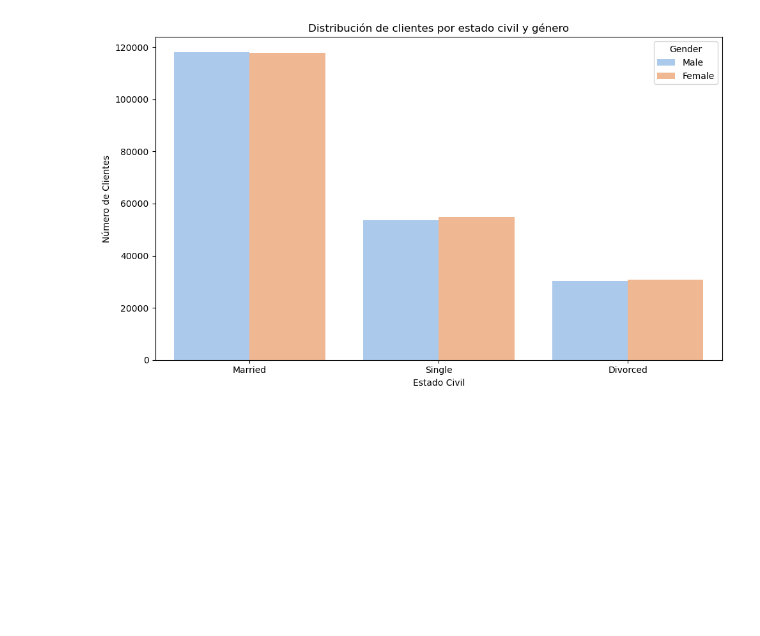
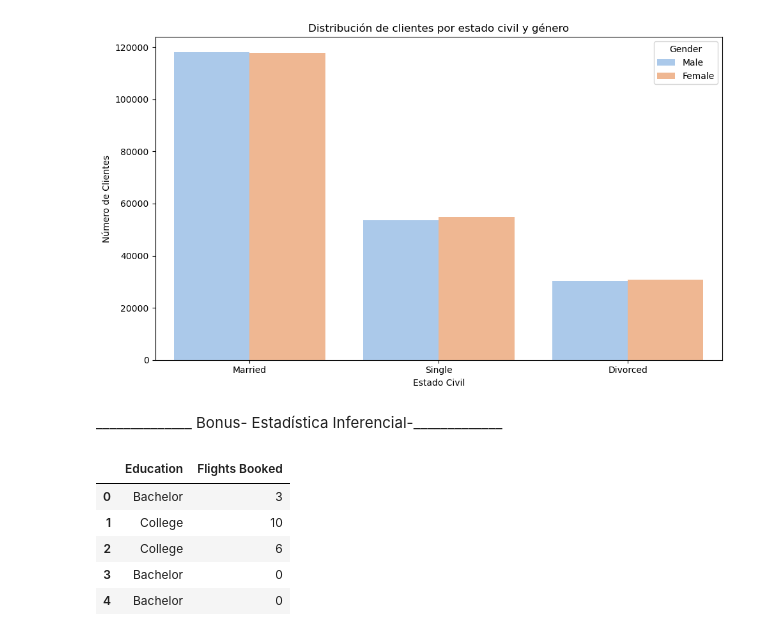
Before and after one commit to Adalab/bda-modulo-3-evaluacion-final-Leidy926, a Jupyter notebook: Evaluacion_modulo_3.ipynb, the cells around one changed output. Cells and saved outputs as stored; diff of their text form; code cells hidden in the pictures; blank space fills up the shorter version.

```diff
--- a/Evaluacion_modulo_3.ipynb
+++ b/Evaluacion_modulo_3.ipynb
@@ -385,3 +385,5 @@ plt.tight_layout()
 plt.show()
 # %% [output]
 [figure]
+# %% [markdown]
+______________ Bonus- Estadística Inferencial-_____________
@@ -387,0 +396,11 @@ plt.show()
+# %%
+# Se realiza la unión de estas dos columnas
+datos_filtrados = union_df_df1[['Education', 'Flights Booked']]
+datos_filtrados.head()
+# %% [output]
+|  | Education | Flights Booked |
+| 0 | Bachelor | 3 |
+| 1 | College | 10 |
+| 2 | College | 6 |
+| 3 | Bachelor | 0 |
+| 4 | Bachelor | 0 |
```
Also changed, not shown: parts of 23 cells of this notebook.
